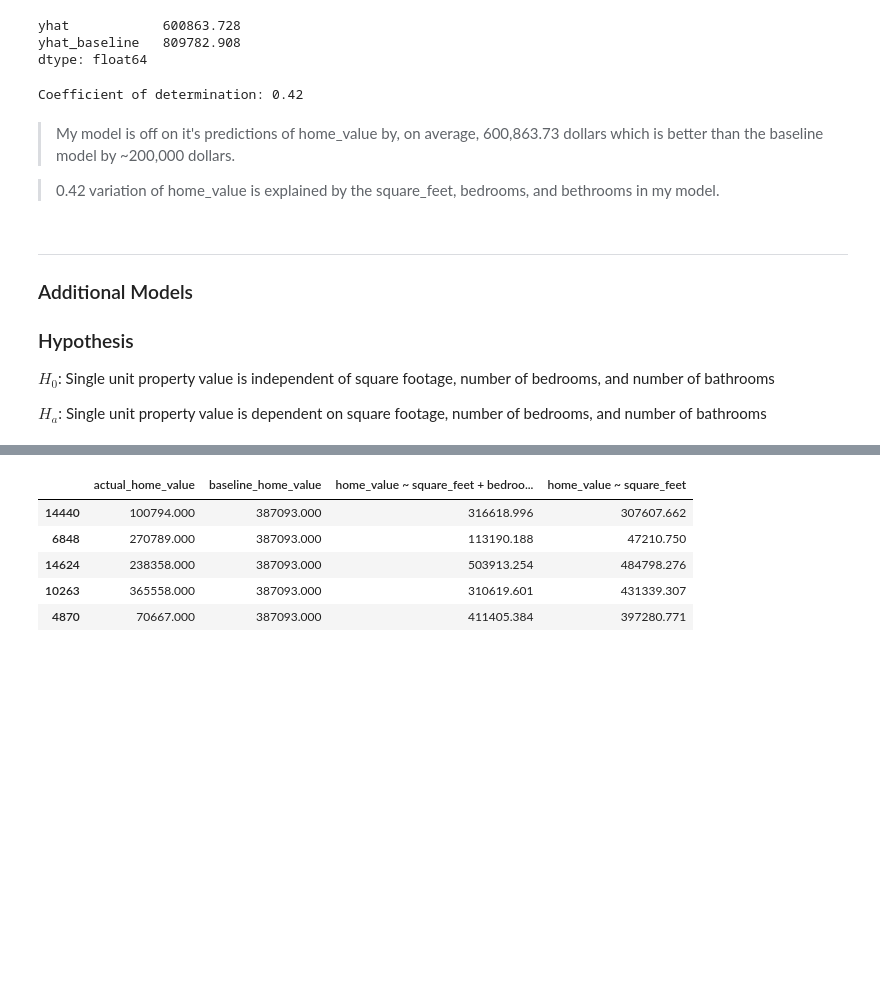
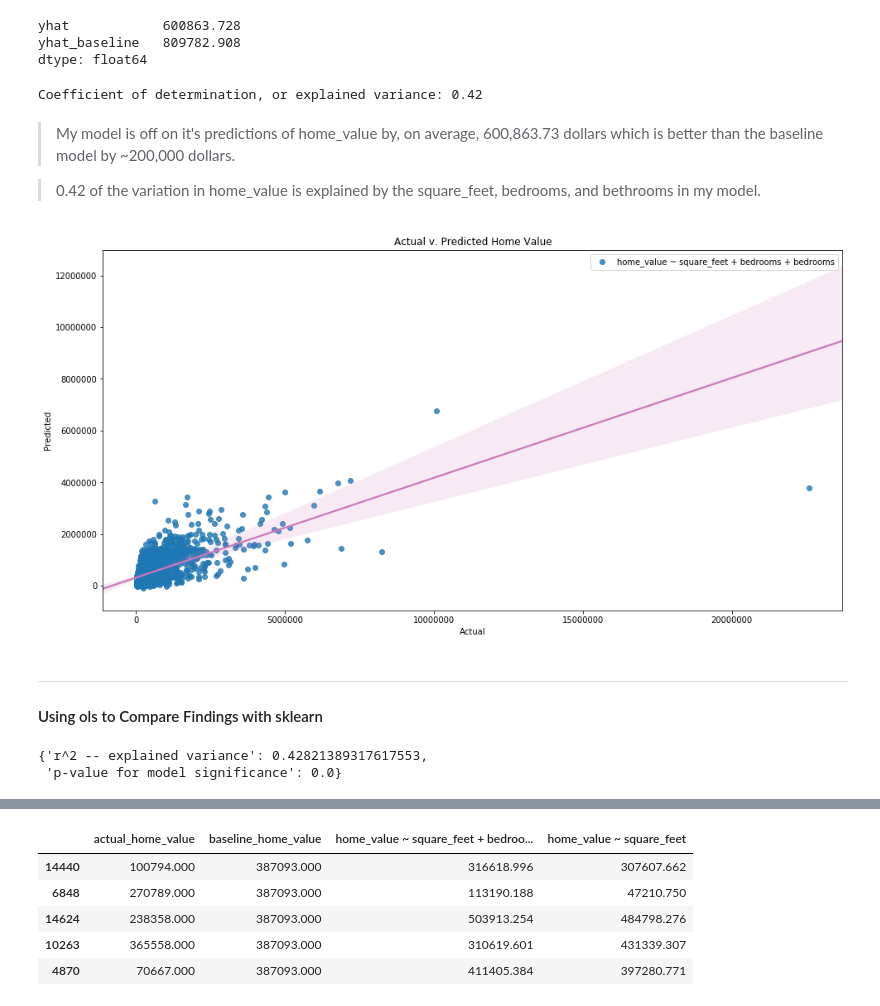
Before and after one commit to aleclhartman/zillow_project, a Jupyter notebook: zillow_project_pipeline.ipynb, the cells around one changed output, grey strips where cells are left out. Drawn from its saved outputs; the diff is of its cells as text; code cells hidden in the pictures; blank space fills up the shorter version.

Commit message:
compared model to ols in stats

```diff
--- a/zillow_project_pipeline.ipynb
+++ b/zillow_project_pipeline.ipynb
@@ -444,19 +453,26 @@ yhat            600863.728
 yhat_baseline   809782.908
 dtype: float64
 # %%
-print(f'Coefficient of determination: {sklearn.metrics.r2_score(test.home_value, test.yhat):.2f}')
+print(f'Coefficient of determination, or explained variance: {sklearn.metrics.r2_score(test.home_value, test.yhat):.2f}')
 # %% [output]
-Coefficient of determination: 0.42
+Coefficient of determination, or explained variance: 0.42
 # %% [markdown]
 > My model is off on it's predictions of home_value by, on average, 600,863.73 dollars which is better than the baseline model by ~200,000 dollars.
 
-> 0.42 variation of home_value is explained by the square_feet, bedrooms, and bethrooms in my model.
+> 0.42 of the variation in home_value is explained by the square_feet, bedrooms, and bethrooms in my model.
-# %% [markdown]
----
-### Additional Models
-
-### Hypothesis
-
-$H_0$: Single unit property value is independent of square footage, number of bedrooms, and number of bathrooms
-
-$H_a$: Single unit property value is dependent on square footage, number of bedrooms, and number of bathrooms
+# %%
+plt.figure(figsize=(16, 8))
+sns.regplot(x=test.home_value, y=test.yhat, data=test, label="home_value ~ square_feet + bedrooms + bedrooms", line_kws={"color": sns.color_palette("colorblind")[4]})
+plt.ticklabel_format(axis="both", style="plain")
+
+plt.title("Actual v. Predicted Home Value")
+plt.xlabel("Actual")
+plt.ylabel("Predicted")
+plt.legend()
+
+plt.show()
+# %% [output]
+[figure, added]
+# %% [markdown]
+---
+#### Using ols to Compare Findings with sklearn
@@ -462,0 +484,5 @@ $H_a$: Single unit property value is dependent on square footage, number of bedr
+# %%
+ev.model_significance(model)
+# %% [output]
+{'r^2 -- explained variance': 0.42821389317617553,
+ 'p-value for model significance': 0.0}
```
Also changed, not shown: parts of 16 cells of this notebook, 2 other files.
